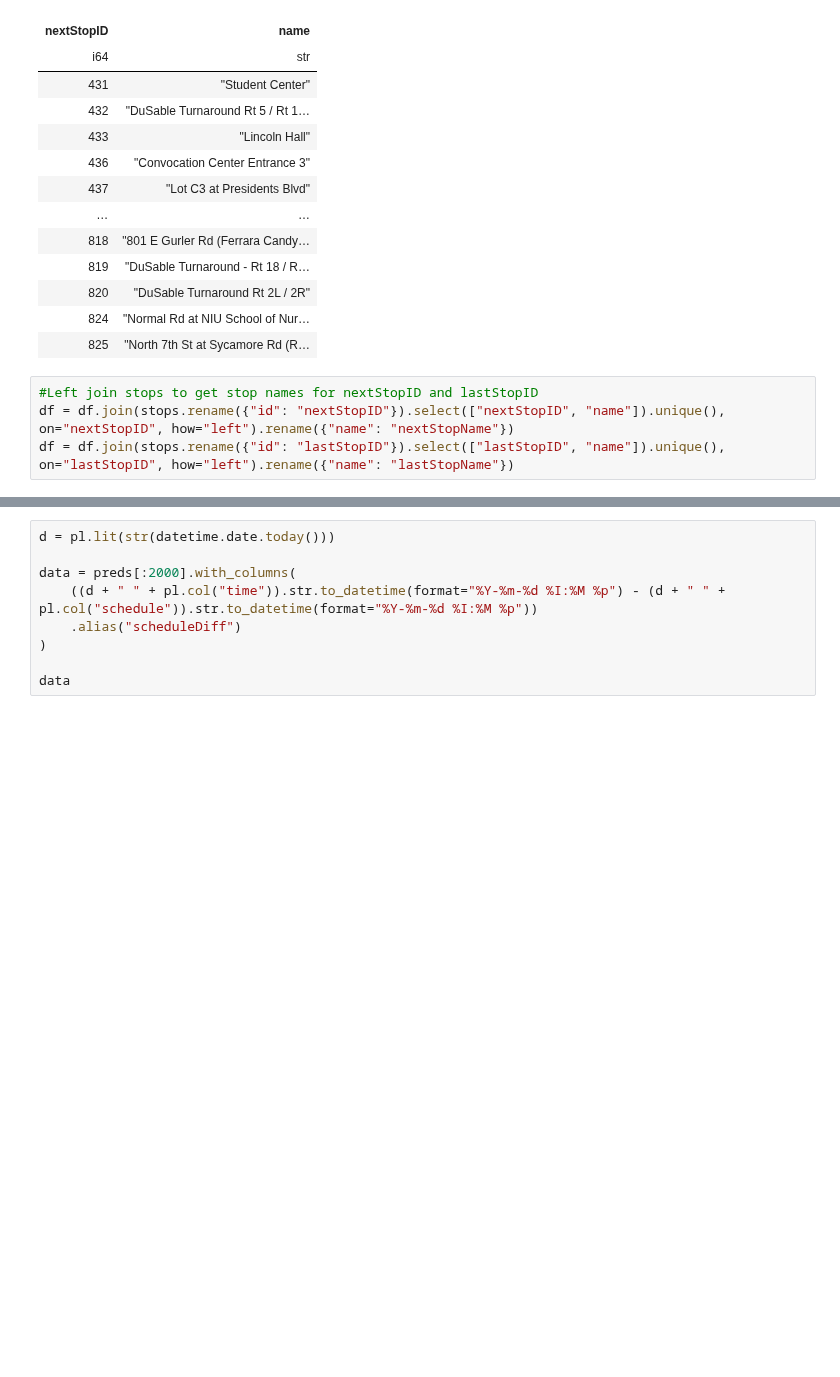
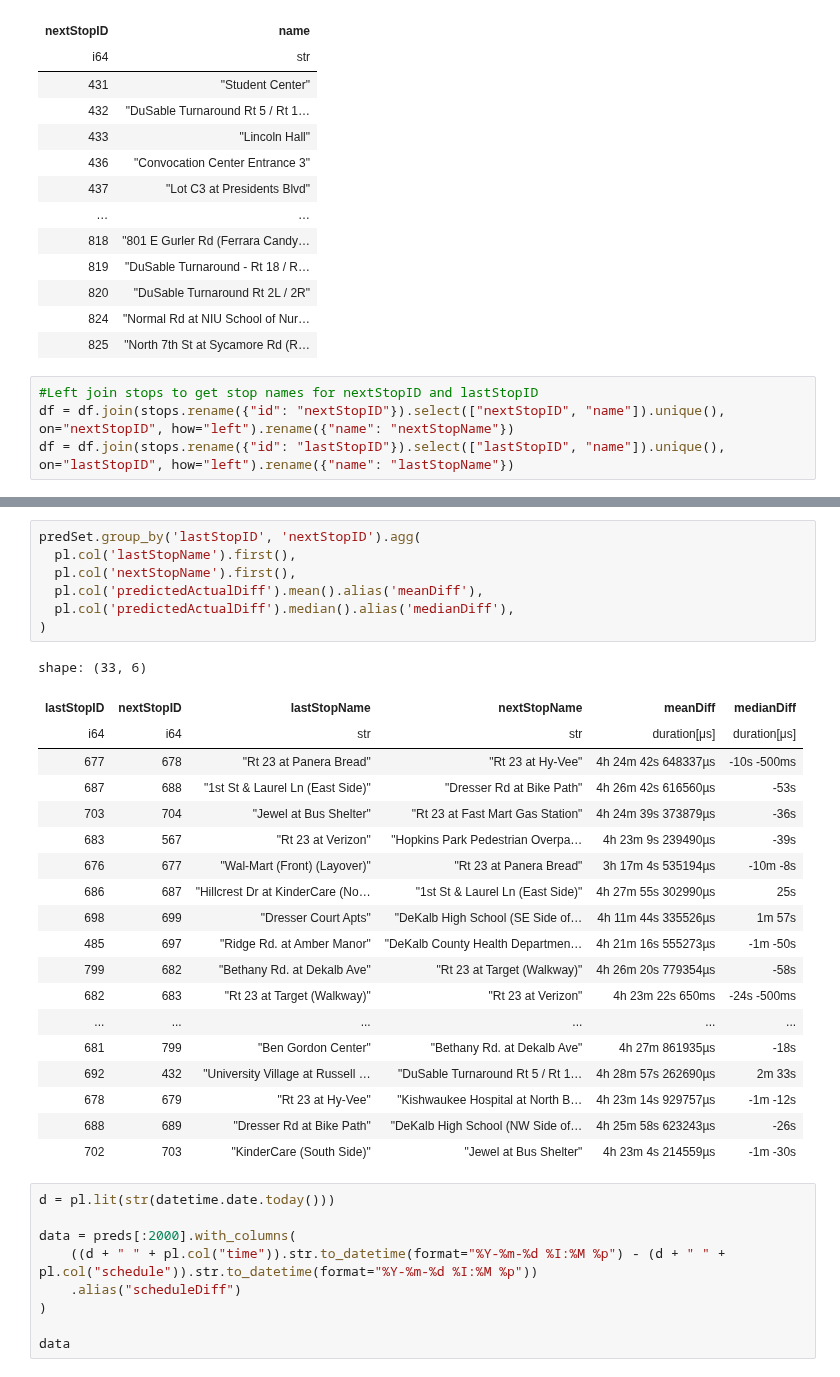
Before and after one commit to shaivilp/Research-Rookies, a Jupyter notebook: data_visualization/predictions.ipynb, the cells around one changed output, grey strips where cells are left out. Cells and saved outputs as stored; diff of their text form; blank space fills up the shorter version.

```diff
--- a/data_visualization/predictions.ipynb
+++ b/data_visualization/predictions.ipynb
@@ -273,3 +360,30 @@ shape: (34_826, 18)
+# %%
+predSet.group_by('lastStopID', 'nextStopID').agg(
+  pl.col('lastStopName').first(),
+  pl.col('nextStopName').first(),
+  pl.col('predictedActualDiff').mean().alias('meanDiff'),
+  pl.col('predictedActualDiff').median().alias('medianDiff'),
+)
+# %% [output]
+shape: (33, 6)
+| lastStopID | nextStopID | lastStopName | nextStopName | meanDiff | medianDiff |
+| i64 | i64 | str | str | duration[μs] | duration[μs] |
+| 677 | 678 | "Rt 23 at Panera Bread" | "Rt 23 at Hy-Vee" | 4h 24m 42s 648337µs | -10s -500ms |
+| 687 | 688 | "1st St & Laurel Ln (East Side)" | "Dresser Rd at Bike Path" | 4h 26m 42s 616560µs | -53s |
+| 703 | 704 | "Jewel at Bus Shelter" | "Rt 23 at Fast Mart Gas Station" | 4h 24m 39s 373879µs | -36s |
+| 683 | 567 | "Rt 23 at Verizon" | "Hopkins Park Pedestrian Overpa… | 4h 23m 9s 239490µs | -39s |
+| 676 | 677 | "Wal-Mart (Front) (Layover)" | "Rt 23 at Panera Bread" | 3h 17m 4s 535194µs | -10m -8s |
+| 686 | 687 | "Hillcrest Dr at KinderCare (No… | "1st St & Laurel Ln (East Side)" | 4h 27m 55s 302990µs | 25s |
+| 698 | 699 | "Dresser Court Apts" | "DeKalb High School (SE Side of… | 4h 11m 44s 335526µs | 1m 57s |
+| 485 | 697 | "Ridge Rd. at Amber Manor" | "DeKalb County Health Departmen… | 4h 21m 16s 555273µs | -1m -50s |
+| 799 | 682 | "Bethany Rd. at Dekalb Ave" | "Rt 23 at Target (Walkway)" | 4h 26m 20s 779354µs | -58s |
+| 682 | 683 | "Rt 23 at Target (Walkway)" | "Rt 23 at Verizon" | 4h 23m 22s 650ms | -24s -500ms |
+| ... | ... | ... | ... | ... | ... |
+| 681 | 799 | "Ben Gordon Center" | "Bethany Rd. at Dekalb Ave" | 4h 27m 861935µs | -18s |
+| 692 | 432 | "University Village at Russell … | "DuSable Turnaround Rt 5 / Rt 1… | 4h 28m 57s 262690µs | 2m 33s |
+| 678 | 679 | "Rt 23 at Hy-Vee" | "Kishwaukee Hospital at North B… | 4h 23m 14s 929757µs | -1m -12s |
+| 688 | 689 | "Dresser Rd at Bike Path" | "DeKalb High School (NW Side of… | 4h 25m 58s 623243µs | -26s |
+| 702 | 703 | "KinderCare (South Side)" | "Jewel at Bus Shelter" | 4h 23m 4s 214559µs | -1m -30s |
 # %%
 d = pl.lit(str(datetime.date.today()))
 
```
Also changed, not shown: parts of 8 cells of this notebook, 1 other file.
